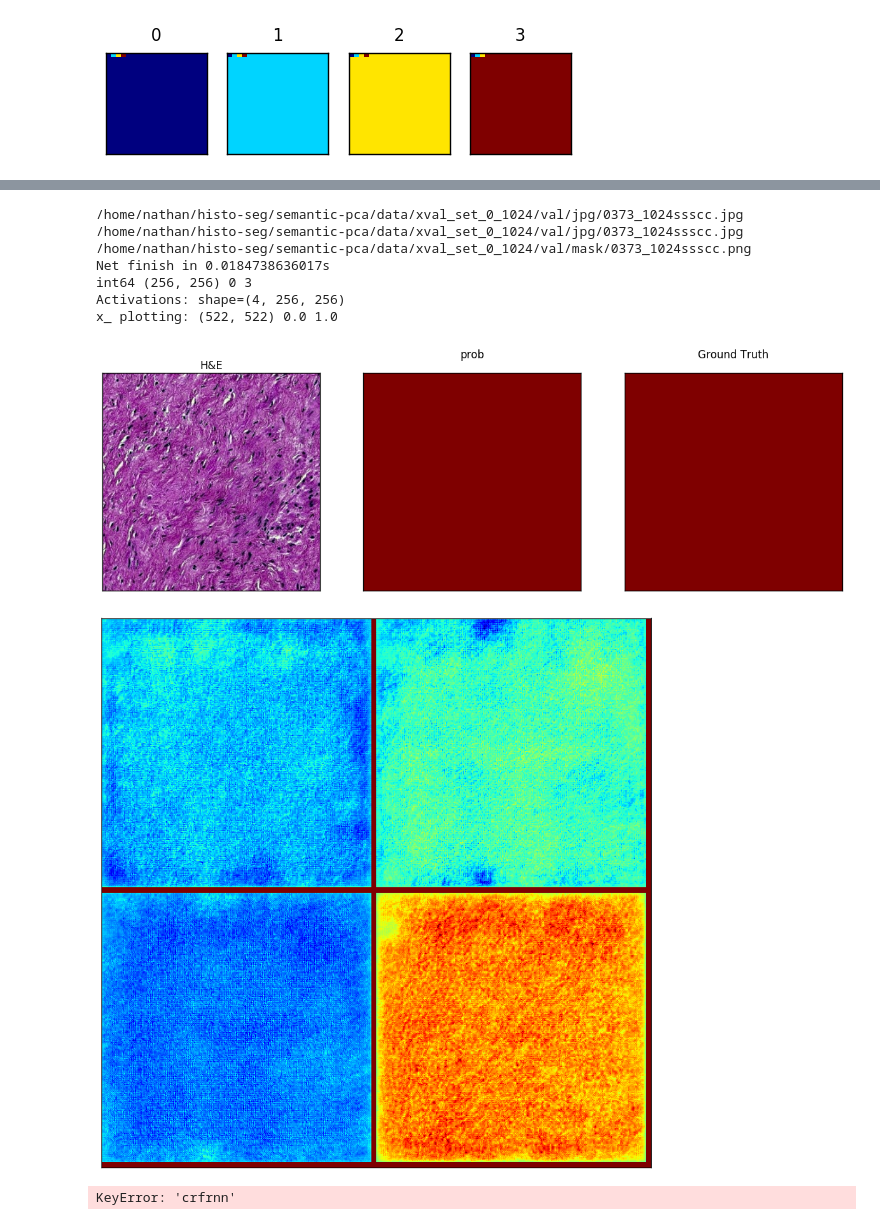
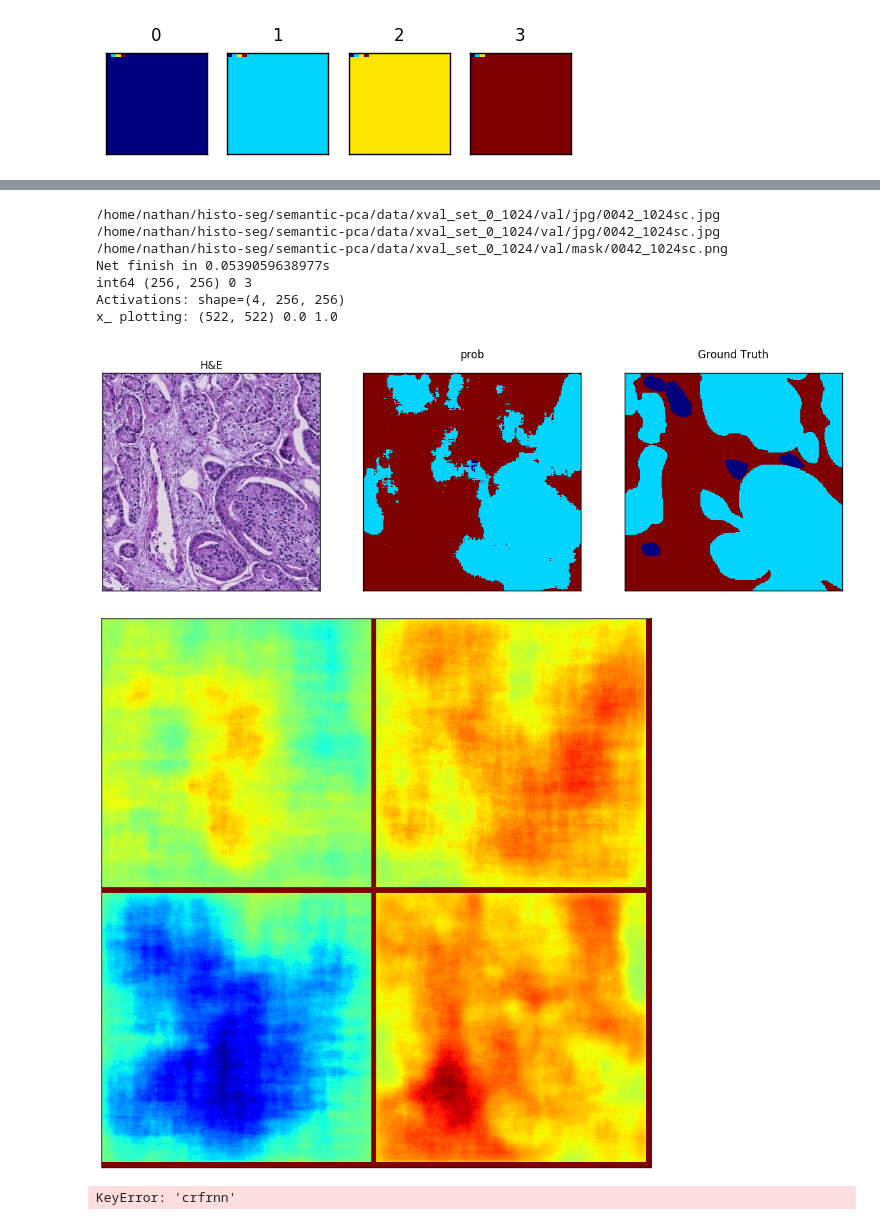
Before and after one commit to BioImageInformatics/histo_seg, a Jupyter notebook: notebooks/segmentation.ipynb, the cells around one changed output, grey strips where cells are left out. Drawn from its saved outputs; the diff is of its cells as text; code cells hidden in the pictures.

```diff
--- a/notebooks/segmentation.ipynb
+++ b/notebooks/segmentation.ipynb
@@ -329,8 +329,8 @@ def plot_filters_activations(net, layer='conv1_1', mode='f', subset=None):
 2.985 0 3
 [figure]
 # %%
-prototxt = '/home/nathan/histo-seg/semantic-pca/code/segnet_deploy.prototxt'
-weights = '/home/nathan/histo-seg/semantic-pca/weights/whole_set_1024/batchnorm_segnet_pca_200000.caffemodel'
+prototxt = '/home/nathan/histo-seg/semantic-pca/code/segnet_basic_deploy.prototxt'
+weights = '/home/nathan/histo-seg/semantic-pca/weights/whole_set_512/batchnorm_segnet_pca_100000.caffemodel'
 
 imgsource = 'xval_set_0_1024'
 img_list = sorted(glob.glob('/home/nathan/histo-seg/semantic-pca/data/{}/val/jpg/*.jpg'.format(imgsource)))
@@ -338,6 +338,10 @@ mask_list = sorted(glob.glob('/home/nathan/histo-seg/semantic-pca/data/{}/val/ma
 print 'Img list: ', len(img_list)
 print 'Mask list: ', len(mask_list)
 net = caffe.Net(prototxt, weights, caffe.TEST)
+
+print '\nNet:'
+for k in net.blobs.iterkeys():
+    print k, net.blobs[k].data.shape
 # %% [output]
 Img list:  1236
 Mask list:  1236
@@ -344,22 +363,22 @@ Mask list:  1236
 # %%
 net, index, fig1 = plot_from_net(img_list, net, layer=['prob'], img_index=None)
 # fig1.savefig('/home/nathan/histo-seg/semantic-pca/figures/activations/input_result_mask.pdf')
 
-plot_layer = 'conv1_1_D_pca'
+plot_layer = 'conv_classifier'
 fig2 = plot_filters_activations(net, layer=plot_layer,  mode='a', subset=16)
 
 # plot_layer = 'prob'
 # fig3 = plot_filters_activations(net, layer=plot_layer,  mode='a', subset=4)
 # fig2.savefig('/home/nathan/histo-seg/semantic-pca/figures/activations/{}.pdf'.format(plot_layer))
 # %% [output]
-/home/nathan/histo-seg/semantic-pca/data/xval_set_0_1024/val/jpg/0373_1024ssscc.jpg
-/home/nathan/histo-seg/semantic-pca/data/xval_set_0_1024/val/jpg/0373_1024ssscc.jpg /home/nathan/histo-seg/semantic-pca/data/xval_set_0_1024/val/mask/0373_1024ssscc.png
-Net finish in 0.0184738636017s
+/home/nathan/histo-seg/semantic-pca/data/xval_set_0_1024/val/jpg/0042_1024sc.jpg
+/home/nathan/histo-seg/semantic-pca/data/xval_set_0_1024/val/jpg/0042_1024sc.jpg /home/nathan/histo-seg/semantic-pca/data/xval_set_0_1024/val/mask/0042_1024sc.png
+Net finish in 0.0539059638977s
 int64 (256, 256) 0 3
 Activations: shape=(4, 256, 256)
 x_ plotting: (522, 522) 0.0 1.0
-[figure, old version]
+[figure, new version]
-[figure, old version]
+[figure, new version]
 # %%
 plt.matshow(np.squeeze(net.params['crfrnn'][1].data))
 plt.colorbar()
```
Also changed, not shown: parts of 1 cell of this notebook, 6 other files.
